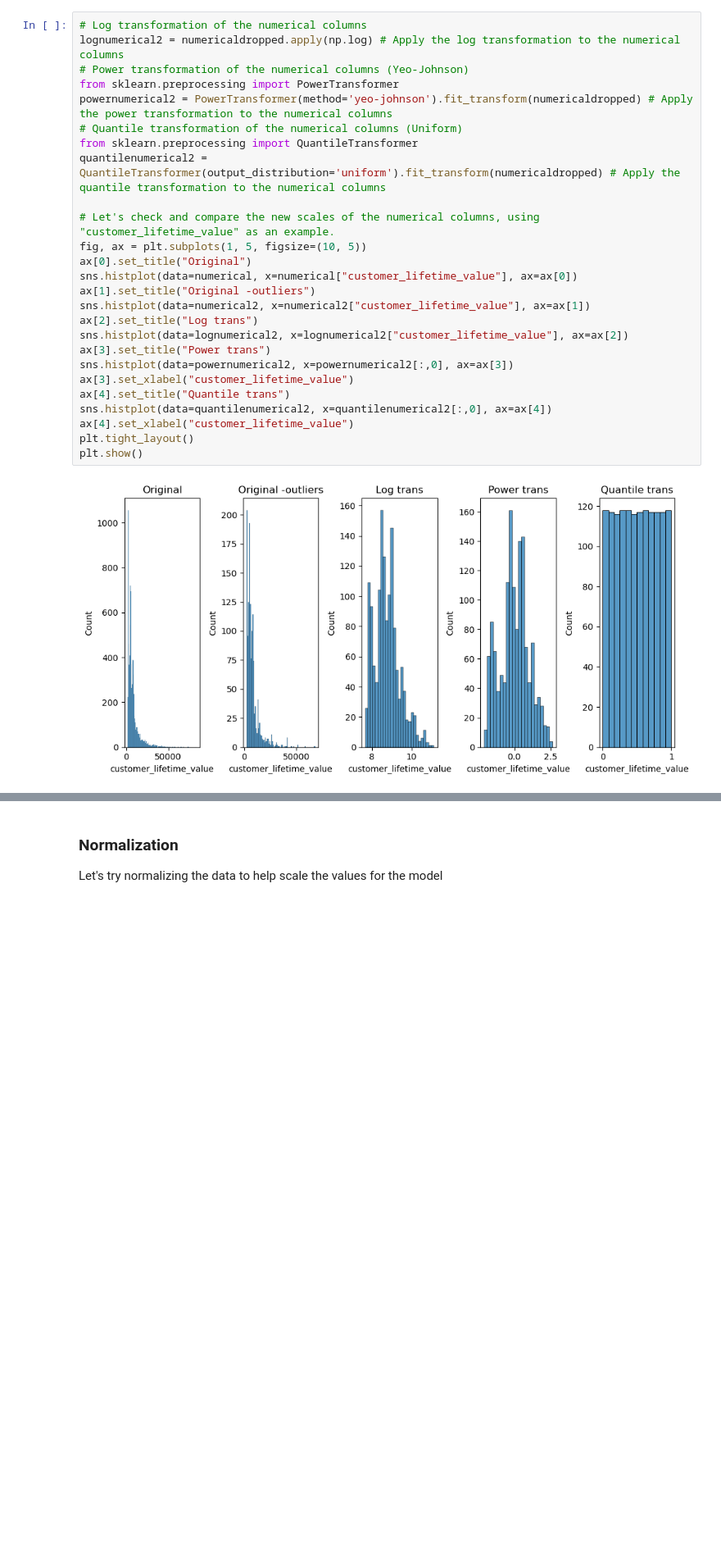
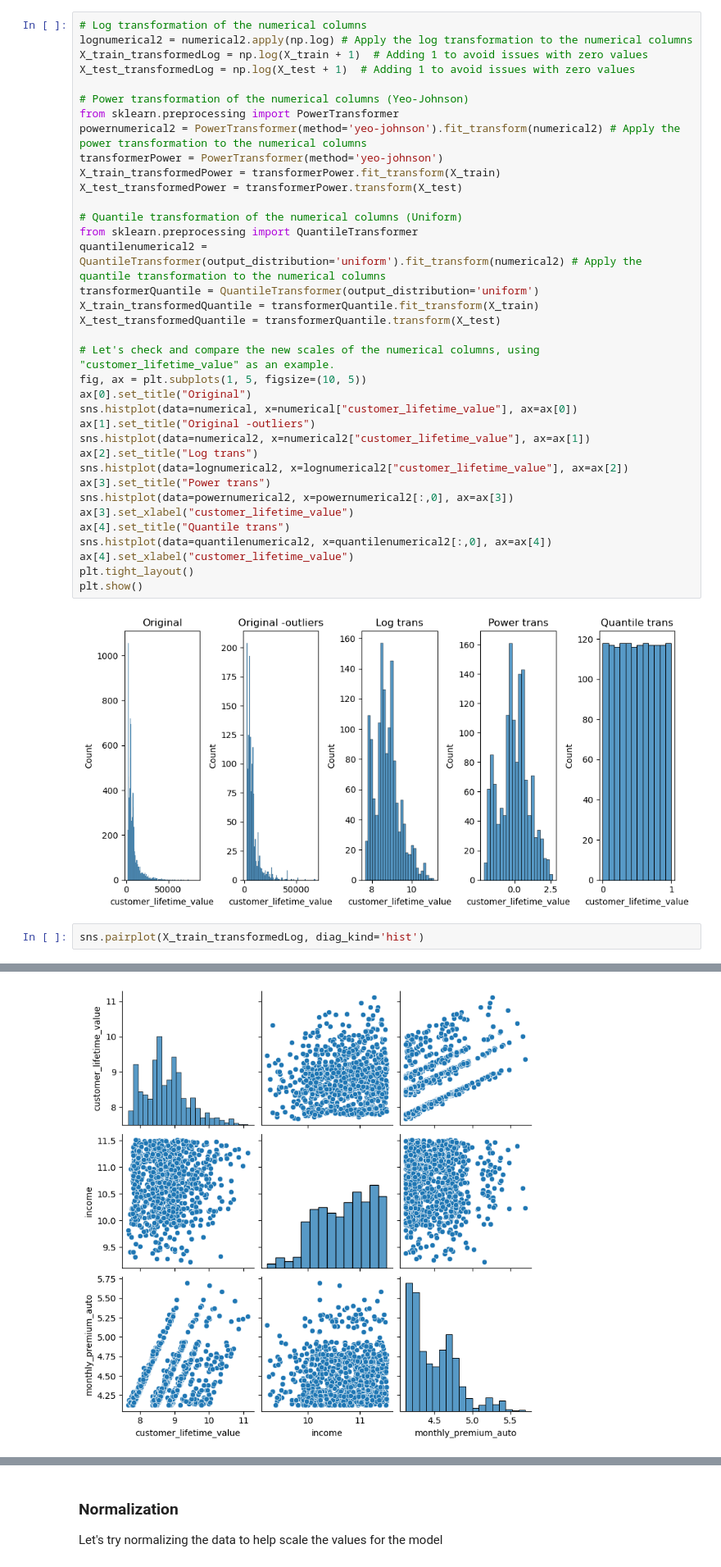
Before and after one commit to ralphmartynward/ironhack_01_lab-customer-analysis-final-round, a Jupyter notebook: solution.ipynb, the cells around one changed output, grey strips where cells are left out. Shown at 82% size. Cells and saved outputs as stored; diff of their text form; blank space fills up the shorter version.

Commit message:
updated transformers

```diff
--- a/solution.ipynb
+++ b/solution.ipynb
@@ -176,12 +176,22 @@ The distributions are also not gaussian, so we can try to apply a transformation
 # %%
 # Log transformation of the numerical columns
-lognumerical2 = numericaldropped.apply(np.log) # Apply the log transformation to the numerical columns
+lognumerical2 = numerical2.apply(np.log) # Apply the log transformation to the numerical columns
+X_train_transformedLog = np.log(X_train + 1)  # Adding 1 to avoid issues with zero values
+X_test_transformedLog = np.log(X_test + 1)  # Adding 1 to avoid issues with zero values
+
 # Power transformation of the numerical columns (Yeo-Johnson)
 from sklearn.preprocessing import PowerTransformer
-powernumerical2 = PowerTransformer(method='yeo-johnson').fit_transform(numericaldropped) # Apply the power transformation to the numerical columns
+powernumerical2 = PowerTransformer(method='yeo-johnson').fit_transform(numerical2) # Apply the power transformation to the numerical columns
+transformerPower = PowerTransformer(method='yeo-johnson')
+X_train_transformedPower = transformerPower.fit_transform(X_train)
+X_test_transformedPower = transformerPower.transform(X_test)
+
 # Quantile transformation of the numerical columns (Uniform)
 from sklearn.preprocessing import QuantileTransformer
-quantilenumerical2 = QuantileTransformer(output_distribution='uniform').fit_transform(numericaldropped) # Apply the quantile transformation to the numerical columns
+quantilenumerical2 = QuantileTransformer(output_distribution='uniform').fit_transform(numerical2) # Apply the quantile transformation to the numerical columns
+transformerQuantile = QuantileTransformer(output_distribution='uniform')
+X_train_transformedQuantile = transformerQuantile.fit_transform(X_train)
+X_test_transformedQuantile = transformerQuantile.transform(X_test)
 
 # Let's check and compare the new scales of the numerical columns, using "customer_lifetime_value" as an example.
 fig, ax = plt.subplots(1, 5, figsize=(10, 5))
@@ -201,3 +211,6 @@ plt.tight_layout()
 plt.show()
 # %% [output]
 [figure]
+# %%
+sns.pairplot(X_train_transformedLog, diag_kind='hist')
+# %% [output]
@@ -203,0 +218 @@ plt.show()
+[figure, added]
```
Also changed, not shown: parts of 10 cells of this notebook.
